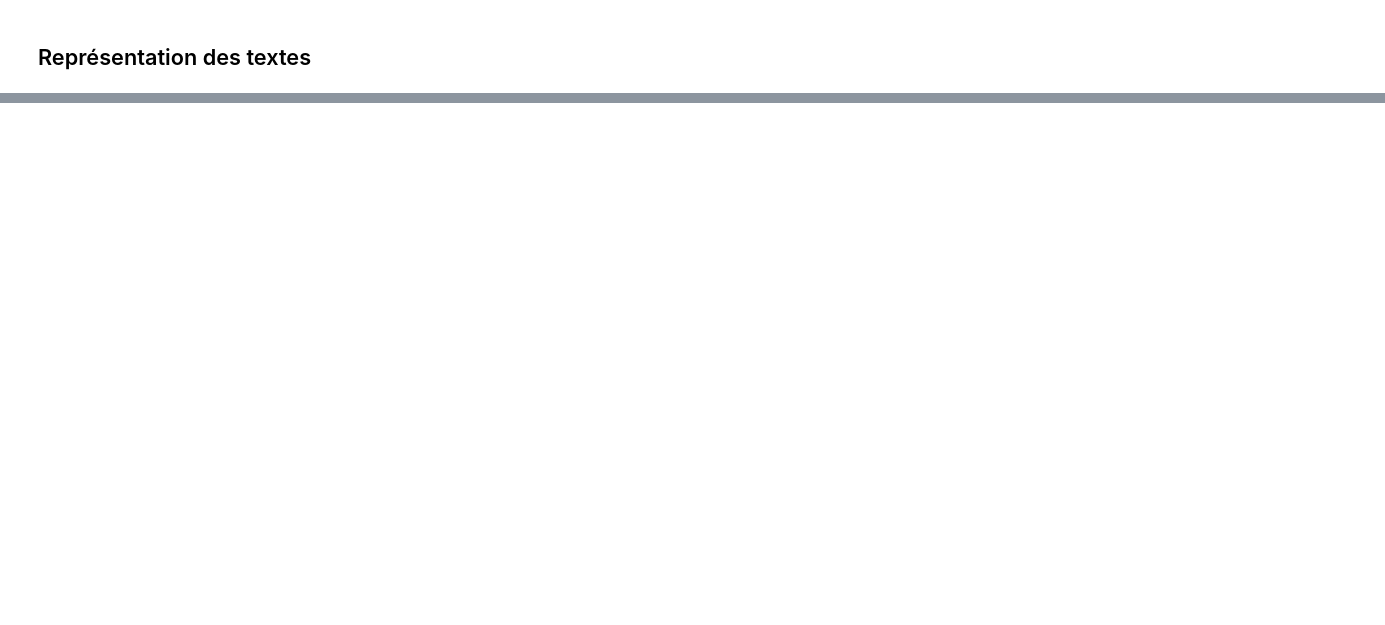
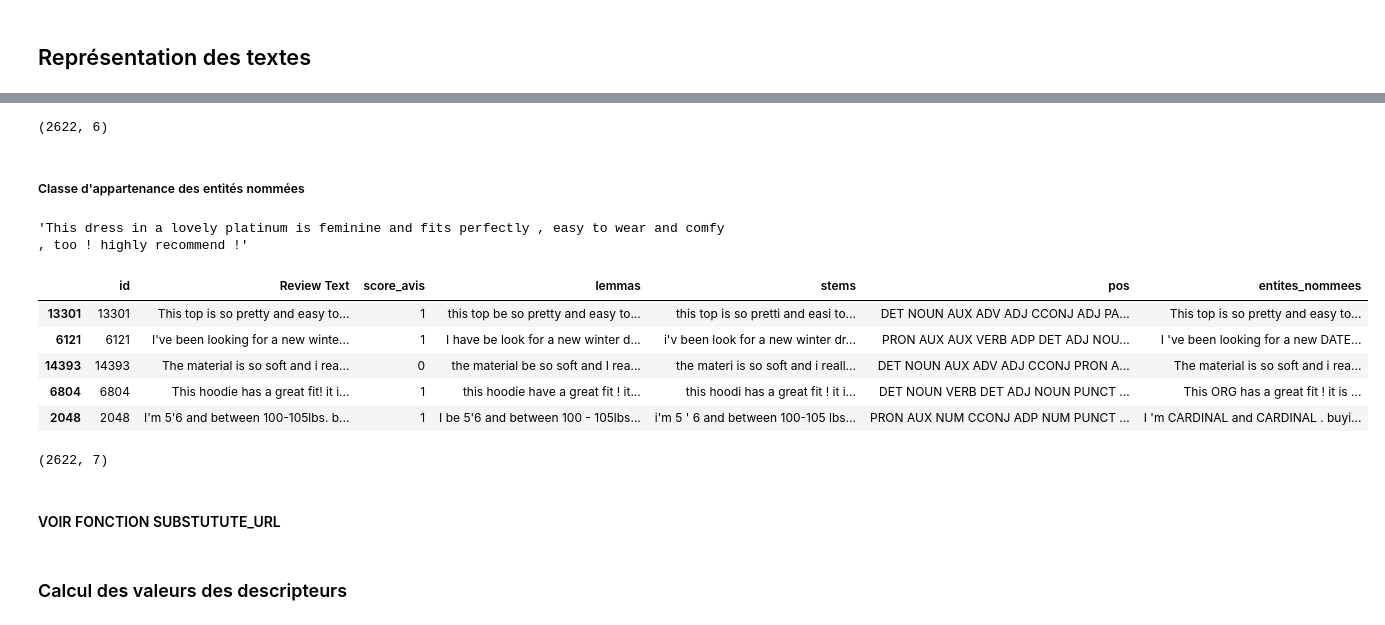
Before and after one commit to marieguib/2023_NLP-Detection_cyber_harcelement, a Jupyter notebook: projet_nlp.ipynb, the cells around one changed output, grey strips where cells are left out. Saved outputs shown, nothing was run; the diff lists cells and outputs as text; code cells hidden in the pictures; blank space fills up the shorter version.

```diff
--- a/projet_nlp.ipynb
+++ b/projet_nlp.ipynb
@@ -385,0 +577,4 @@ array(['The second this dress arrived in my store i knew it was a must have. i a
+# %%
+def replace_words_with_pos_tag(text):
+    text = nlp(text)
+    return ' '.join([token.pos_ for token in text])
@@ -385,0 +585,2 @@ array(['The second this dress arrived in my store i knew it was a must have. i a
+# %%
+data_train['pos'] = data_train['Review Text'].apply(replace_words_with_pos_tag)
@@ -385,0 +598,4 @@ array(['The second this dress arrived in my store i knew it was a must have. i a
+# %%
+data_test.shape
+# %% [output]
+(2622, 6)
@@ -385,0 +606,30 @@ array(['The second this dress arrived in my store i knew it was a must have. i a
+# %% [markdown]
+#####  Classe d'appartenance des entités nommées
+# %%
+def ner(text):
+    text = nlp(text)
+    new_text = []
+    for token in text:
+        if token.ent_iob_ == "O":
+            new_text.append(token.text)
+        elif token.ent_iob_ == "B":
+            new_text.append(token.ent_type_)
+        # Si l'entité comprend plusieurs mot on ne répète pas l'étiquette
+        else:
+            continue
+    return ' '.join(new_text)
+# %%
+ner(avis)
+# %% [output]
+'This dress in a lovely platinum is feminine and fits perfectly , easy to wear and comfy , too ! highly recommend !'
+# %%
+data_train['entites_nommees'] = data_train['Review Text'].apply(ner)
+# %%
+data_train.head()
+# %% [output]
+|  | id | Review Text | score_avis | lemmas | stems | pos | entites_nommees |
+| 13301 | 13301 | This top is so pretty and easy to... | 1 | this top be so pretty and easy to... | this top is so pretti and easi to... | DET NOUN AUX ADV ADJ CCONJ ADJ PA... | This top is so pretty and easy to... |
+| 6121 | 6121 | I've been looking for a new winte... | 1 | I have be look for a new winter d... | i'v been look for a new winter dr... | PRON AUX AUX VERB ADP DET ADJ NOU... | I 've been looking for a new DATE... |
+| 14393 | 14393 | The material is so soft and i rea... | 0 | the material be so soft and I rea... | the materi is so soft and i reall... | DET NOUN AUX ADV ADJ CCONJ PRON A... | The material is so soft and i rea... |
+| 6804 | 6804 | This hoodie has a great fit! it i... | 1 | this hoodie have a great fit ! it... | this hoodi has a great fit ! it i... | DET NOUN VERB DET ADJ NOUN PUNCT ... | This ORG has a great fit ! it is ... |
+| 2048 | 2048 | I'm 5'6 and between 100-105lbs. b... | 1 | I be 5'6 and between 100 - 105lbs... | i'm 5 ' 6 and between 100-105 lbs... | PRON AUX NUM CCONJ ADP NUM PUNCT ... | I 'm CARDINAL and CARDINAL . buyi... |
@@ -385,0 +638,4 @@ array(['The second this dress arrived in my store i knew it was a must have. i a
+# %%
+data_test.shape
+# %% [output]
+(2622, 7)
@@ -385,0 +645,4 @@ array(['The second this dress arrived in my store i knew it was a must have. i a
+# %% [markdown]
+#### VOIR FONCTION SUBSTUTUTE_URL
+# %% [markdown]
+###  Calcul des valeurs des descripteurs
```
Also changed, not shown: parts of 70 cells of this notebook, 2 other files.
